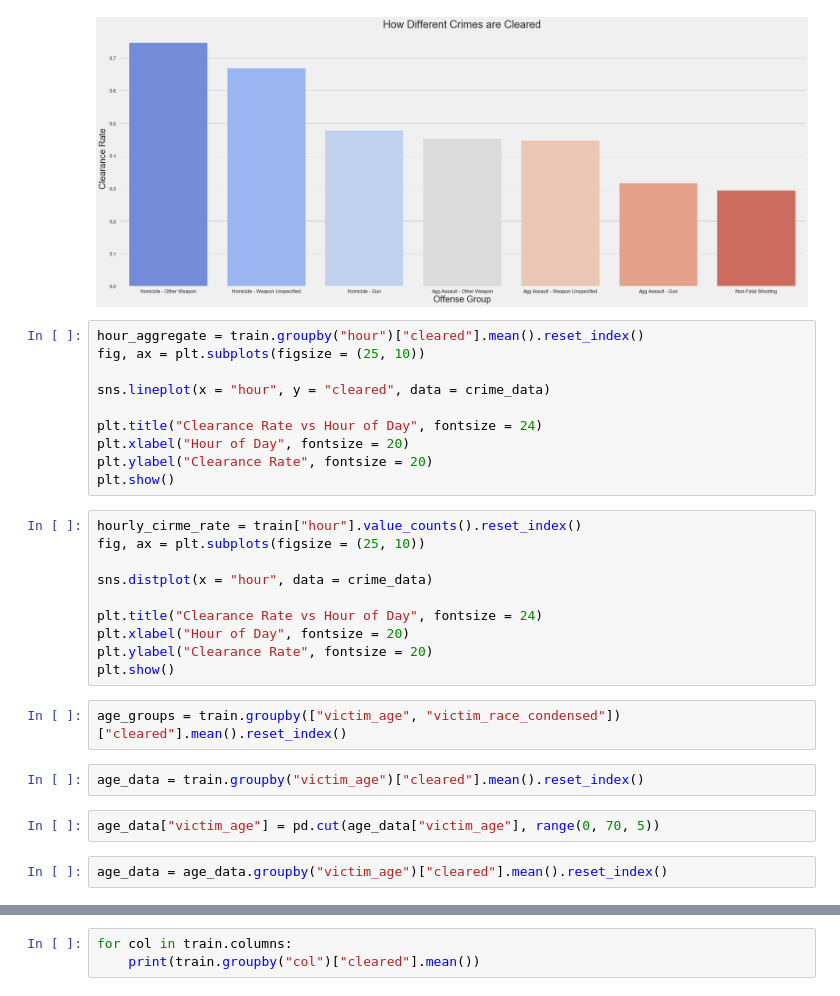
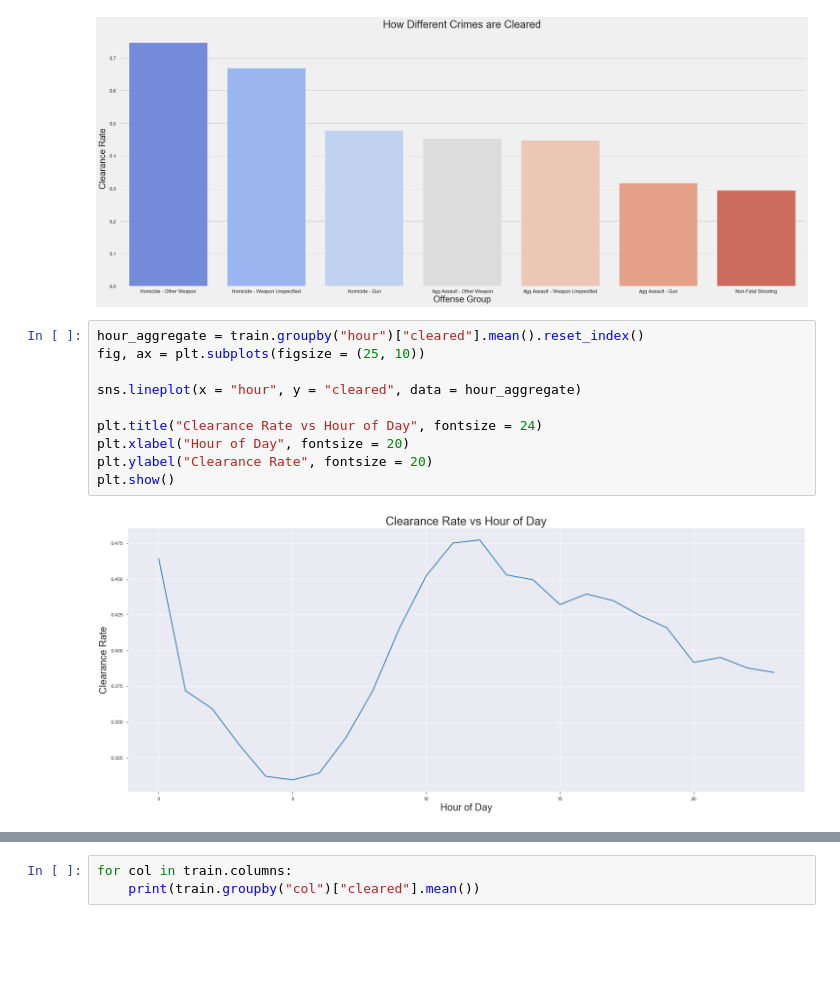
Before and after one commit to alexmjn/Predicting-Arrests, a Jupyter notebook: Crime_Data.ipynb, the cells around one changed output, grey strips where cells are left out. Saved outputs shown, nothing was run; the diff lists cells and outputs as text; blank space fills up the shorter version.

```diff
--- a/Crime_Data.ipynb
+++ b/Crime_Data.ipynb
@@ -397,28 +377,12 @@ plt.show()
 # %%
 hour_aggregate = train.groupby("hour")["cleared"].mean().reset_index()
 fig, ax = plt.subplots(figsize = (25, 10))
 
-sns.lineplot(x = "hour", y = "cleared", data = crime_data)
+sns.lineplot(x = "hour", y = "cleared", data = hour_aggregate)
 
 plt.title("Clearance Rate vs Hour of Day", fontsize = 24)
 plt.xlabel("Hour of Day", fontsize = 20)
 plt.ylabel("Clearance Rate", fontsize = 20)
 plt.show()
+# %% [output]
+[figure, added]
-# %%
-hourly_cirme_rate = train["hour"].value_counts().reset_index()
-fig, ax = plt.subplots(figsize = (25, 10))
-
-sns.distplot(x = "hour", data = crime_data)
-
-plt.title("Clearance Rate vs Hour of Day", fontsize = 24)
-plt.xlabel("Hour of Day", fontsize = 20)
-plt.ylabel("Clearance Rate", fontsize = 20)
-plt.show()
-# %%
-age_groups = train.groupby(["victim_age", "victim_race_condensed"])["cleared"].mean().reset_index()
-# %%
-age_data = train.groupby("victim_age")["cleared"].mean().reset_index()
-# %%
-age_data["victim_age"] = pd.cut(age_data["victim_age"], range(0, 70, 5))
-# %%
-age_data = age_data.groupby("victim_age")["cleared"].mean().reset_index()
```
Also changed, not shown: parts of 32 cells of this notebook.
